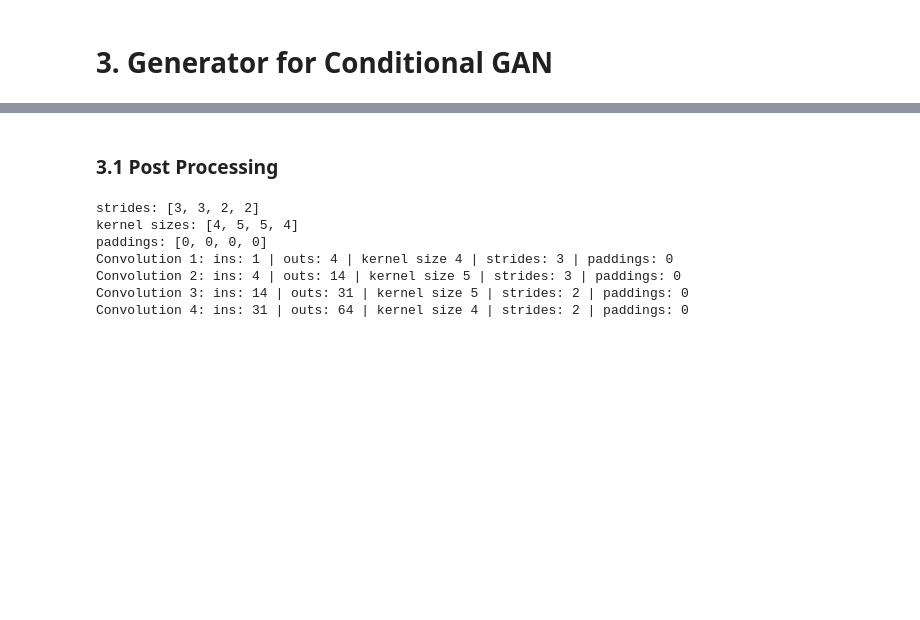
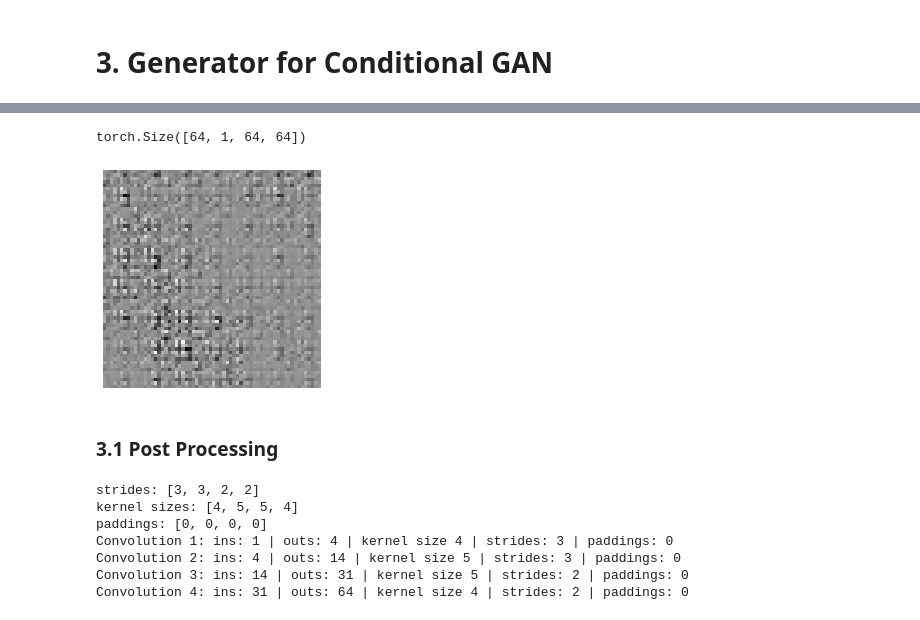
Before and after one commit to neithangurthang/SyntheticCities, a Jupyter notebook: notebooks/08 Conditional GAN.ipynb, the cells around one changed output, grey strips where cells are left out. Cells and saved outputs as stored; diff of their text form; code cells hidden in the pictures; blank space fills up the shorter version.

```diff
--- a/notebooks/08 Conditional GAN.ipynb
+++ b/notebooks/08 Conditional GAN.ipynb
@@ -131,3 +145,20 @@ Transform: Compose(
            )
 # %% [markdown]
 # 3. Generator for Conditional GAN
+# %%
+# Coverts conditions into feature vectors
+class ConditionNetG(nn.Module):
+    def __init__(self, in_channels: int = 3, out_channels: int = 64, alpha: float = 0.2):
+        super().__init__()
+        self.in_channels = in_channels
+        self.out_channels = out_channels
+
+        # From label feature: 3 => 64
+        self.fc = nn.Sequential(
+            nn.Linear(self.in_channels, 64),
+            nn.BatchNorm1d(64),
+            nn.Linear(64, self.out_channels),
+            nn.LeakyReLU(alpha))
+
+    def forward(self, labels: torch.Tensor):
+        return self.fc(labels).view(-1,self.out_channels,1,1)
@@ -243,5 +297,20 @@ CondGen(
   )
 )
+# %%
+z = torch.randn(batch_size, nz, 1, 1, device=device)
+l = torch.rand([batch_size, 3], device = device)
+pred = netG(z = z, labels = l)
+# %%
+pred.size()
+# %% [output]
+torch.Size([64, 1, 64, 64])
+# %%
+i = random.sample(range(batch_size), 1)[0]
+img = pred[i].cpu().detach()
+plt.axis('off')
+plt.imshow(img.permute(1,2,0), cmap='gray_r');
+# %% [output]
+[figure, added]
 # %% [markdown]
 ### 3.1 Post Processing
 # %%
```
Also changed, not shown: parts of 41 cells of this notebook, 11 other files.
